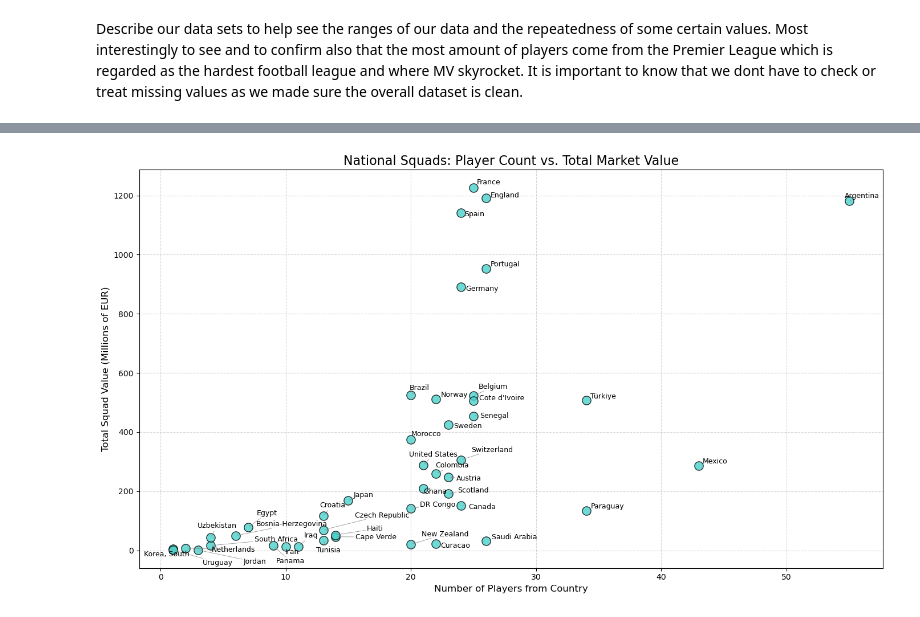
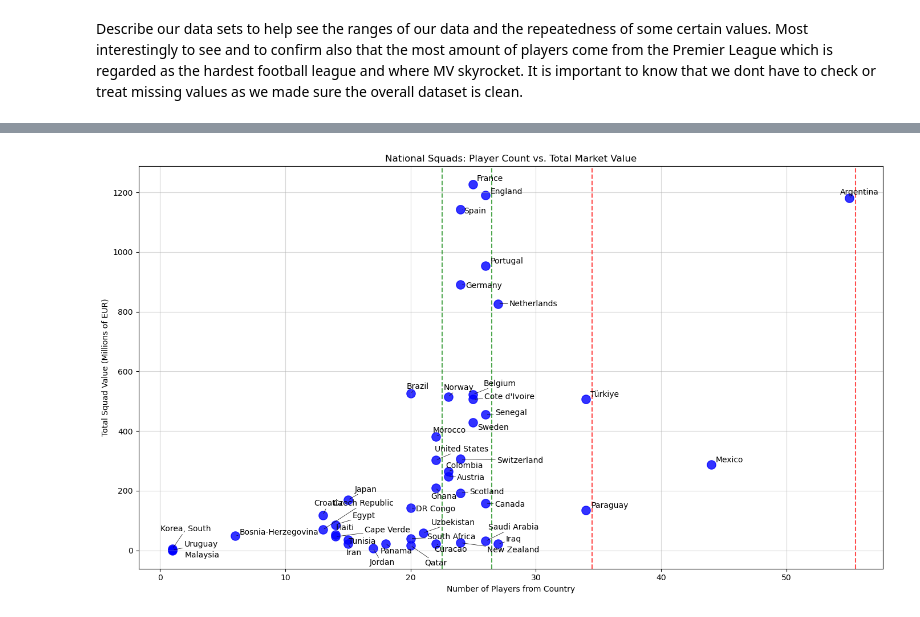
Before and after one commit to Dimitrescu-Robert/data-learning-in-python, a Jupyter notebook: 2026wc-player-market/main.ipynb, the cells around one changed output, grey strips where cells are left out. Saved outputs shown, nothing was run; the diff lists cells and outputs as text; code cells hidden in the pictures.

```diff
--- a/2026wc-player-market/main.ipynb
+++ b/2026wc-player-market/main.ipynb
@@ -123,12 +110,26 @@ Check number of missing values before and after stripping them off. As we can se
 # %%
+# create a sepparete dataframe for the missing statistics in order to display side by side
+missing_values = pd.DataFrame ({
+    'Number missing': players_df.isna().sum(),
+    'Procent missing': players_df.isna().sum() / len(players_df) * 100
+})
+
 print('Before dropping missing values:')
-print(players_df.isna().sum())
+display(missing_values)
 print('')
 
-# drop values wherever there are missing values for the players for: 'Country', 'Current MV', 'Peak MV'
+# instead of dropping missing values for players with unkown clubs
+players_df['Club League'] = players_df['Club League'].fillna('Unkown')
+
 players_df = players_df.dropna(subset=['Country', 'Current MV', 'Peak MV', 'Club League']).reset_index(drop=True)
 
+# pretty much verify that dropna went well.
+missing_values['Number missing'] = players_df.isna().sum()
+missing_values['Procent missing'] = players_df.isna().sum() / len(players_df) * 100
+
 print('After dropping missing values:')
-print(players_df.isna().sum())
+display(missing_values)
+
+print('')
 # %% [output]
 Before dropping missing values:
@@ -336,28 +494,41 @@ Used a cool imported library that helped the plot be more spaced out for the cou
 # %%
+
+country_scatter = players_df.groupby('Country', observed=False).agg(
+    player_count=('Current MV', 'count'),
+    total_value_m=('Current MV', 'sum')
+)
+
+country_scatter['total_value_m'] = country_scatter['total_value_m'] / 1_000_000
+
 plt.figure(figsize=(14, 8))
 
 plt.scatter(
     country_scatter['player_count'],
     country_scatter['total_value_m'],
-    color='mediumturquoise',
-    edgecolor='black',
+    color='blue',
     s=120,
     alpha=0.8
 )
 
 texts = []
 for country, row in country_scatter.iterrows():
-    texts.append(plt.text(row['player_count'], row['total_value_m'], country, fontsize=9))
+    texts.append(plt.text(row['player_count'], row['total_value_m'], country))
+
+# add separator lines to see which current squads respect the rules
+plt.axvline(x=22.5, color='green', linestyle='--', alpha=0.7)
+plt.axvline(x=26.5, color='green', linestyle='--', alpha=0.7)
+plt.axvline(x=34.5, color='red', linestyle='--', alpha=0.7)
+plt.axvline(x=55.5, color='red', linestyle='--', alpha=0.7)
 
 # make country names more visible
-adjust_text(texts, arrowprops=dict(arrowstyle='-', color='gray', lw=0.5))
+adjust_text(texts, arrowprops=dict(arrowstyle = '-', lw = 0.5))
 
-plt.title('National Squads: Player Count vs. Total Market Value', fontsize=16)
-plt.xlabel('Number of Players from Country', fontsize=12)
-plt.ylabel('Total Squad Value (Millions of EUR)', fontsize=12)
+plt.title('National Squads: Player Count vs. Total Market Value')
+plt.xlabel('Number of Players from Country')
+plt.ylabel('Total Squad Value (Millions of EUR)')
 
-plt.grid(True, linestyle='--', alpha=0.5)
+plt.grid(True, alpha=0.5)
 plt.tight_layout()
 plt.show()
 # %% [output]
-[figure, old version]
+[figure, new version]
```
Also changed, not shown: parts of 33 cells of this notebook, 2 other files.
